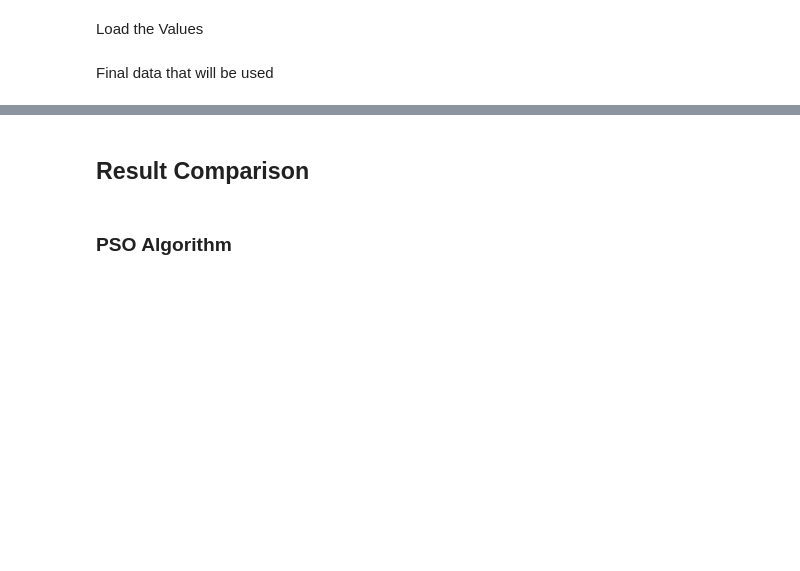
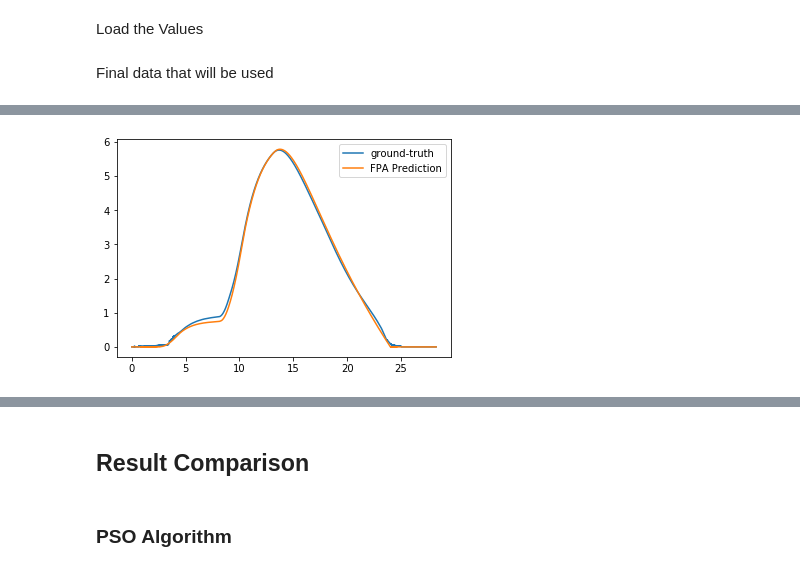
Before and after one commit to Vermillord/KP_Codes, a Jupyter notebook: Carla Algorithm Comparison/System Identification/system_identification.ipynb, the cells around one changed output, grey strips where cells are left out. Drawn from its saved outputs; the diff is of its cells as text; code cells hidden in the pictures; blank space fills up the shorter version.

```diff
--- a/Carla Algorithm Comparison/System Identification/system_identification.ipynb
+++ b/Carla Algorithm Comparison/System Identification/system_identification.ipynb
@@ -756,6 +961,9 @@ apso_best = np.load('results/apso_best.npy')
 apso_loss = np.load('results/apso_loss.npy')
 bso_best = np.load('results/bso_best.npy')
 bso_loss = np.load('results/bso_loss.npy')
+# %%
+global_history = np.load('results/global_history.npy')
+global_loss_history = np.load('results/global_loss_history.npy')
 # %% [markdown]
 Final data that will be used
 # %%
@@ -776 +999,12 @@ NameError: name 'pso_loss' is not defined
+# %%
+t = t11
+u = u11
+v = v11
+test = ev_func(t, u, global_history[-1])
+plt.plot(t, v, label='ground-truth')
+plt.plot(t, test, label='FPA Prediction')
+plt.legend()
+plt.show()
+# %% [output]
+[figure, added]
 # %%
```
Also changed, not shown: parts of 42 cells of this notebook, 13 other files.
